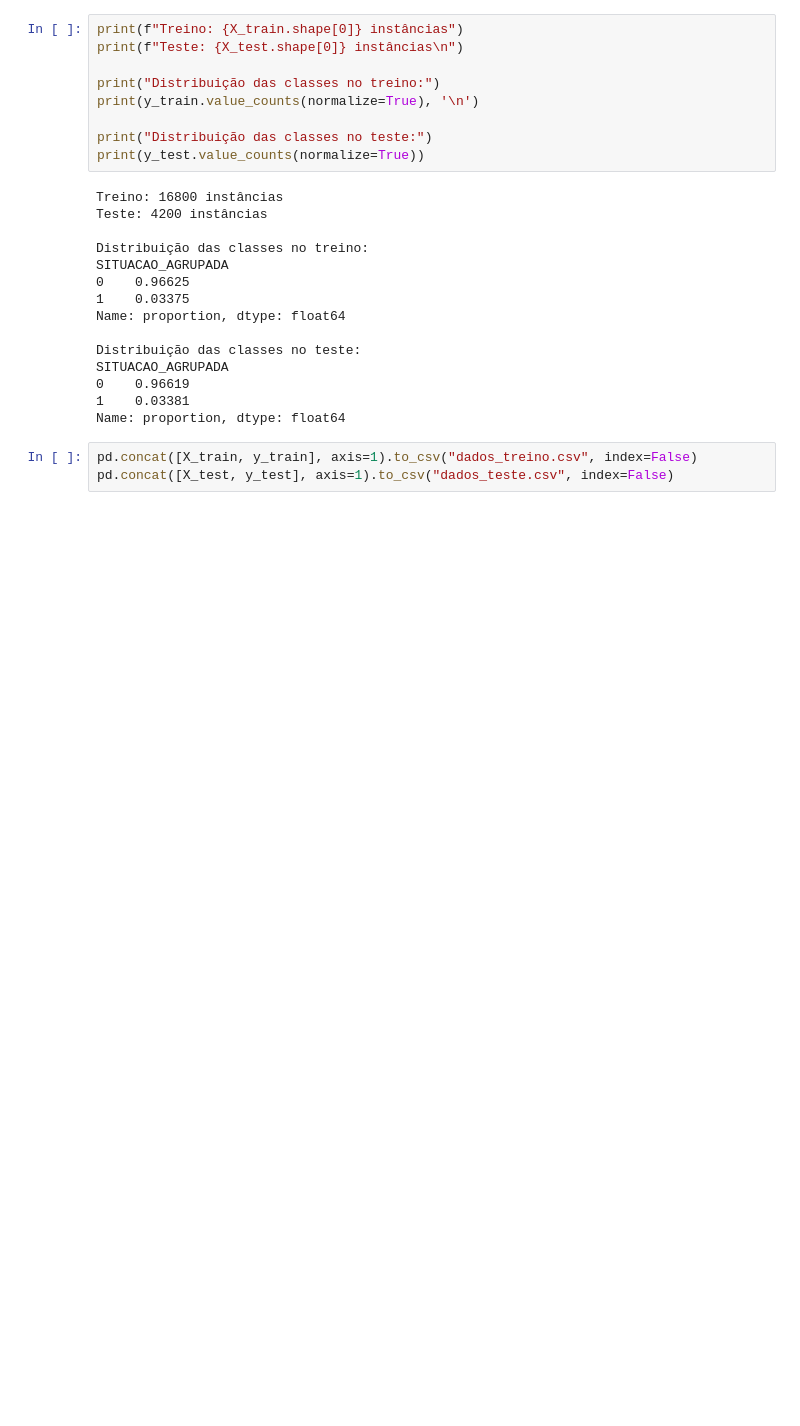
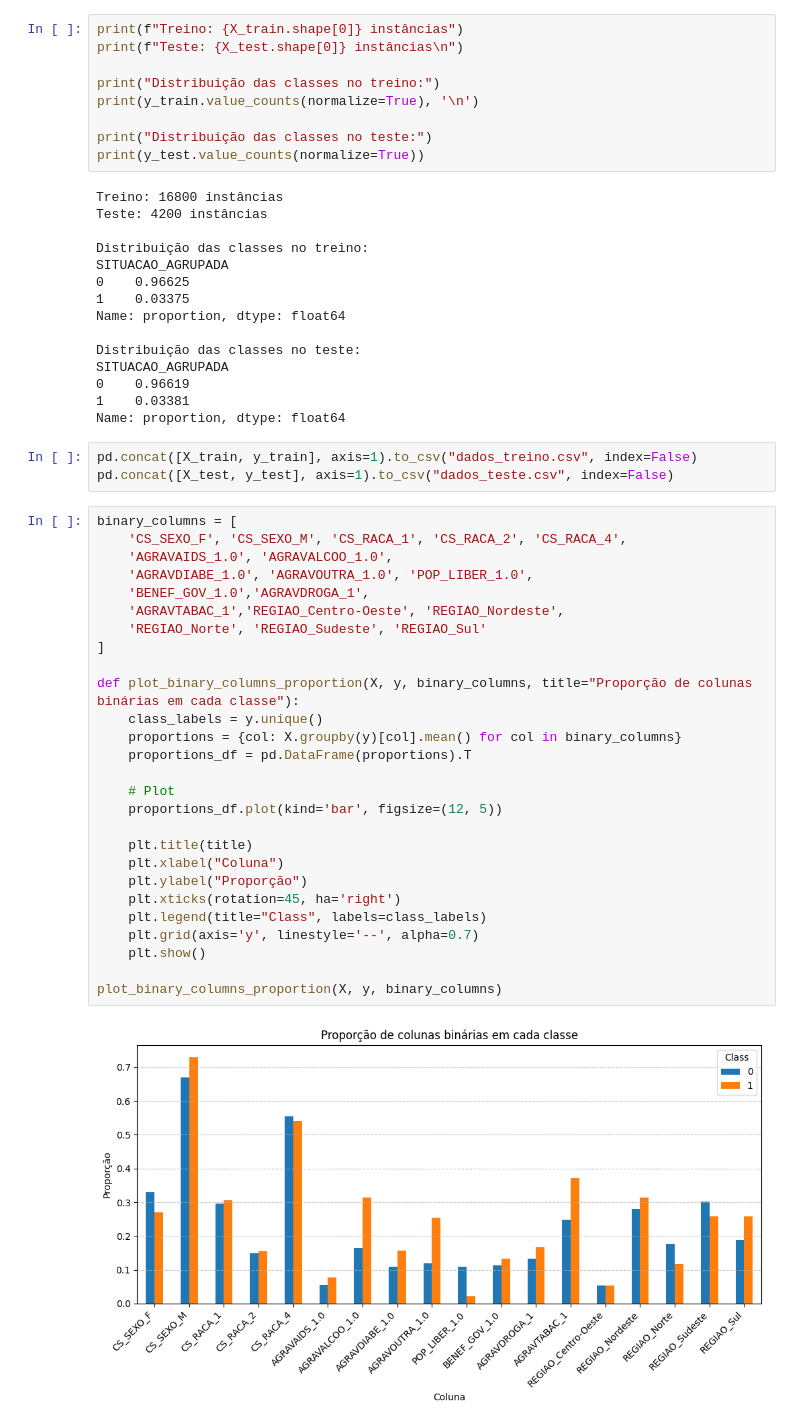
Before and after one commit to FreitasVarejo/MC853-Project, a Jupyter notebook: lab01/notebook.ipynb, the cells around one changed output. Drawn from its saved outputs; the diff is of its cells as text; blank space fills up the shorter version.

```diff
--- a/lab01/notebook.ipynb
+++ b/lab01/notebook.ipynb
@@ -1067,3 +1067,32 @@ Name: proportion, dtype: float64
 # %%
 pd.concat([X_train, y_train], axis=1).to_csv("dados_treino.csv", index=False)
 pd.concat([X_test, y_test], axis=1).to_csv("dados_teste.csv", index=False)
+# %%
+binary_columns = [
+    'CS_SEXO_F', 'CS_SEXO_M', 'CS_RACA_1', 'CS_RACA_2', 'CS_RACA_4',
+    'AGRAVAIDS_1.0', 'AGRAVALCOO_1.0',
+    'AGRAVDIABE_1.0', 'AGRAVOUTRA_1.0', 'POP_LIBER_1.0',
+    'BENEF_GOV_1.0','AGRAVDROGA_1',
+    'AGRAVTABAC_1','REGIAO_Centro-Oeste', 'REGIAO_Nordeste',
+    'REGIAO_Norte', 'REGIAO_Sudeste', 'REGIAO_Sul'
+]
+
+def plot_binary_columns_proportion(X, y, binary_columns, title="Proporção de colunas binárias em cada classe"):
+    class_labels = y.unique()
+    proportions = {col: X.groupby(y)[col].mean() for col in binary_columns}
+    proportions_df = pd.DataFrame(proportions).T
+
+    # Plot
+    proportions_df.plot(kind='bar', figsize=(12, 5))
+
+    plt.title(title)
+    plt.xlabel("Coluna")
+    plt.ylabel("Proporção")
+    plt.xticks(rotation=45, ha='right')
+    plt.legend(title="Class", labels=class_labels)
+    plt.grid(axis='y', linestyle='--', alpha=0.7)
+    plt.show()
+
+plot_binary_columns_proportion(X, y, binary_columns)
+# %% [output]
+[figure, added]
```
Also changed, not shown: parts of 1 cell of this notebook.
